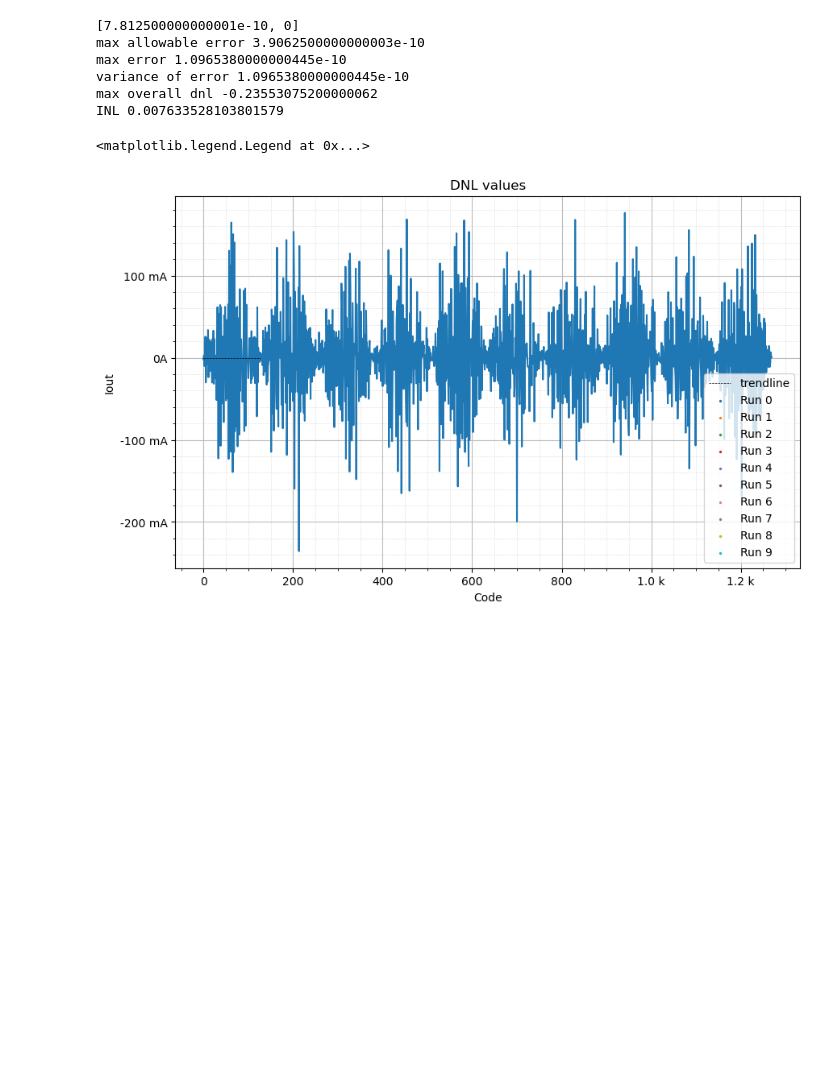
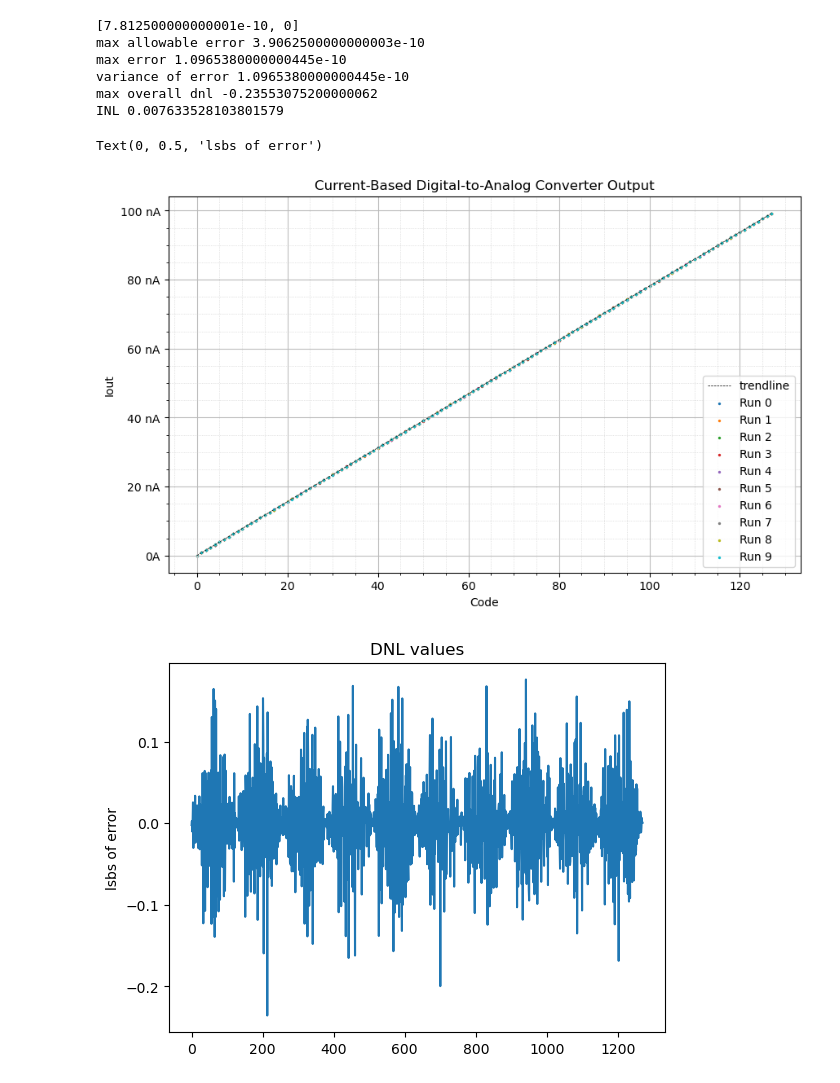
Before and after one commit to James-Jagielski/7-bit-D-A-converter-MP4-MADVLSI, a Jupyter notebook: schematics/simulations/plot_dac_mc.ipynb, the cells around one changed output. Saved outputs shown, nothing was run; the diff lists cells and outputs as text; code cells hidden in the pictures; blank space fills up the shorter version.

```diff
--- a/schematics/simulations/plot_dac_mc.ipynb
+++ b/schematics/simulations/plot_dac_mc.ipynb
@@ -10,7 +10,7 @@ n_bits = 7
 mc_simulations = []
 results_dir = "ieee_DAC/simulation_results/"
 nano = 1e-9
-ideal_step_size = (50*nano)/(2**6)
+ideal_step_size = (100*nano)/(2**7)
 
 
 for filename in os.listdir(results_dir):
@@ -44,36 +44,41 @@ print("variance of error",np.max(errors))
 dnl  = []
 for df_simulation in mc_simulations:
     sorted = df_simulation.sort_values("code")
     current =   np.subtract(np.divide(
                     np.subtract(
                          list(sorted["Iout"])[1:],list(sorted["Iout"])[:-1]
                     ),ideal_step_size),1)
     #print(current)
     cc = list(current) #list(np.vstack((current,dnl)).T)
     #print(cc)
     for line in cc:
         dnl.append(line)#dnl.append(float(max(line,key=abs)))
     #print(dnl)
 
 inl = np.sum(dnl)
 
-plt.plot(range(len(dnl)), dnl)
-plt.title("DNL values")
-print("max overall dnl",max(dnl,key=abs))
-print("INL" , inl)
+
 
 plt.plot(range(128),p(range(128)),"k--", label = "trendline", linewidth = .5)
 
 for i, df_simulation in enumerate(mc_simulations):
     # plt.plot(np.array(df_simulation["code"]), np.array(df_simulation["Iout"]), linewidth = 1, label = f"Run {i}")
     plt.scatter(np.array(df_simulation["code"]), np.array(df_simulation["Iout"]), s = 2, label = f"Run {i}")
 plt.legend(loc = "lower right")
+
+plt.figure()
+plt.plot(range(len(dnl)), dnl)
+plt.title("DNL values")
+print("max overall dnl",max(dnl,key=abs))
+print("INL" , inl)
+plt.ylabel("lsbs of error")
 # %% [output]
 [7.812500000000001e-10, 0]
 max allowable error 3.9062500000000003e-10
 max error 1.0965380000000445e-10
 variance of error 1.0965380000000445e-10
 max overall dnl -0.23553075200000062
 INL 0.007633528103801579
-<matplotlib.legend.Legend at 0x...>
+Text(0, 0.5, 'lsbs of error')
-[figure, old version]
+[figure, new version]
+[figure, added]
```
